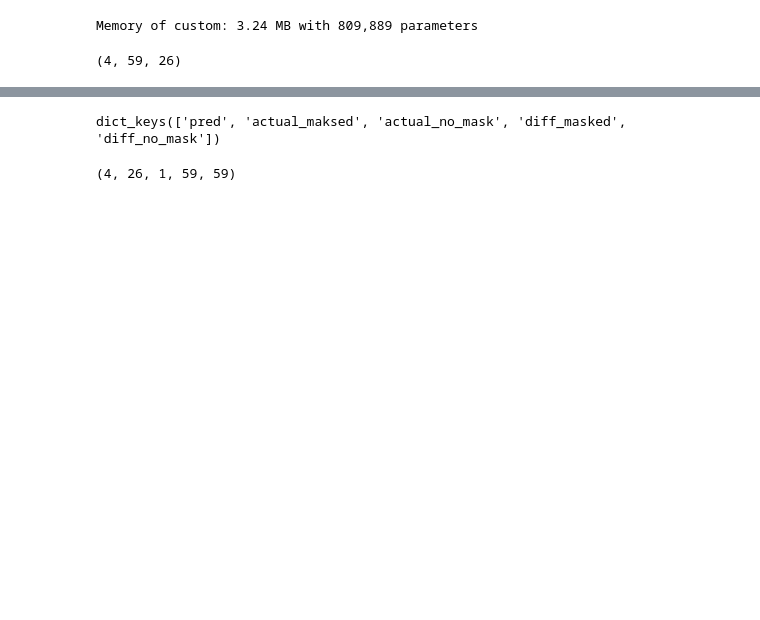
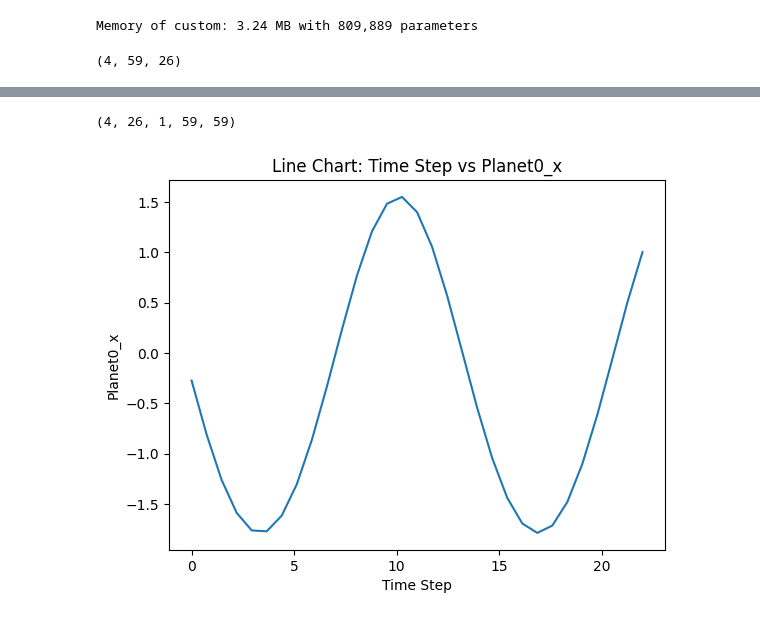
Before and after one commit to IndustryTransformer/Hephaestus, a Jupyter notebook: Plannets.ipynb, the cells around one changed output, grey strips where cells are left out. Saved outputs shown, nothing was run; the diff lists cells and outputs as text; code cells hidden in the pictures; blank space fills up the shorter version.

```diff
--- a/Plannets.ipynb
+++ b/Plannets.ipynb
@@ -488,7 +452,3 @@ show_heatmap(res["diff_no_mask"].head(14), "Diff Masked")
-# %%
-res.keys()
-# %% [output]
-dict_keys(['pred', 'actual_maksed', 'actual_no_mask', 'diff_masked', 'diff_no_mask'])
 # %%
 test_key = random.PRNGKey(4454)
 x = jax.random.normal(test_key, (4, 26, 59, 256))
@@ -501,0 +473,22 @@ mask.shape
+# %%
+# plot plantet0_x in time
+
+import matplotlib.pyplot as plt
+
+# Extract the columns from the DataFrame
+single_test = test_df[test_df["idx"] == 0]
+time_step = single_test["time_step"]
+planet0_x = single_test["planet0_x"]
+
+# Create the line chart
+plt.plot(time_step, planet0_x)
+
+# Add labels and title
+plt.xlabel("Time Step")
+plt.ylabel("Planet0_x")
+plt.title("Line Chart: Time Step vs Planet0_x")
+
+# Display the chart
+plt.show()
+# %% [output]
+[figure, added]
```
Also changed, not shown: parts of 11 cells of this notebook, 1 other file.
